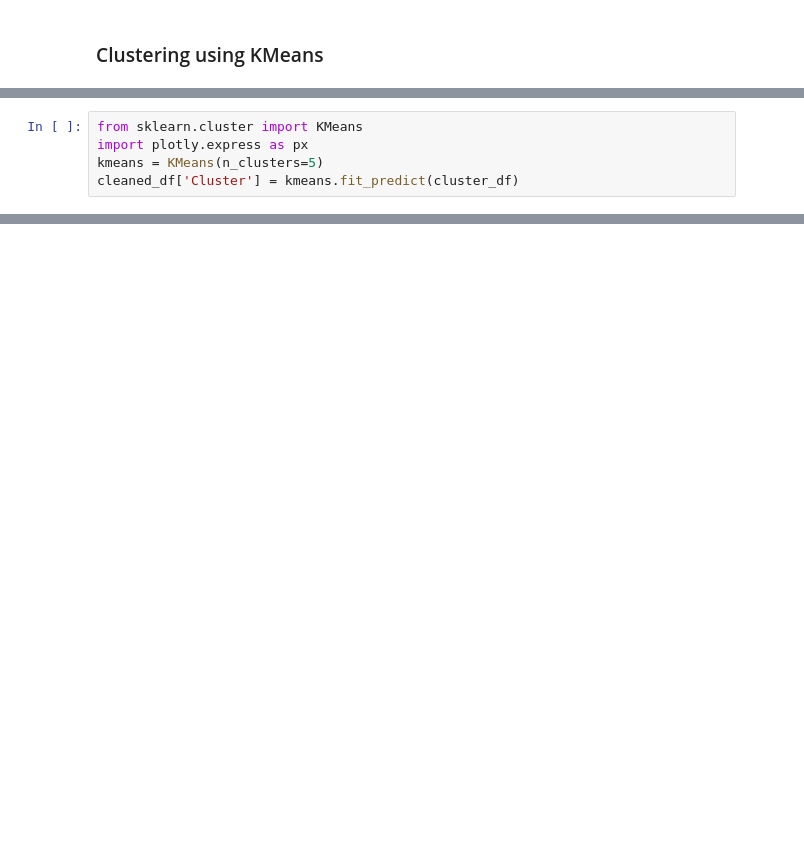
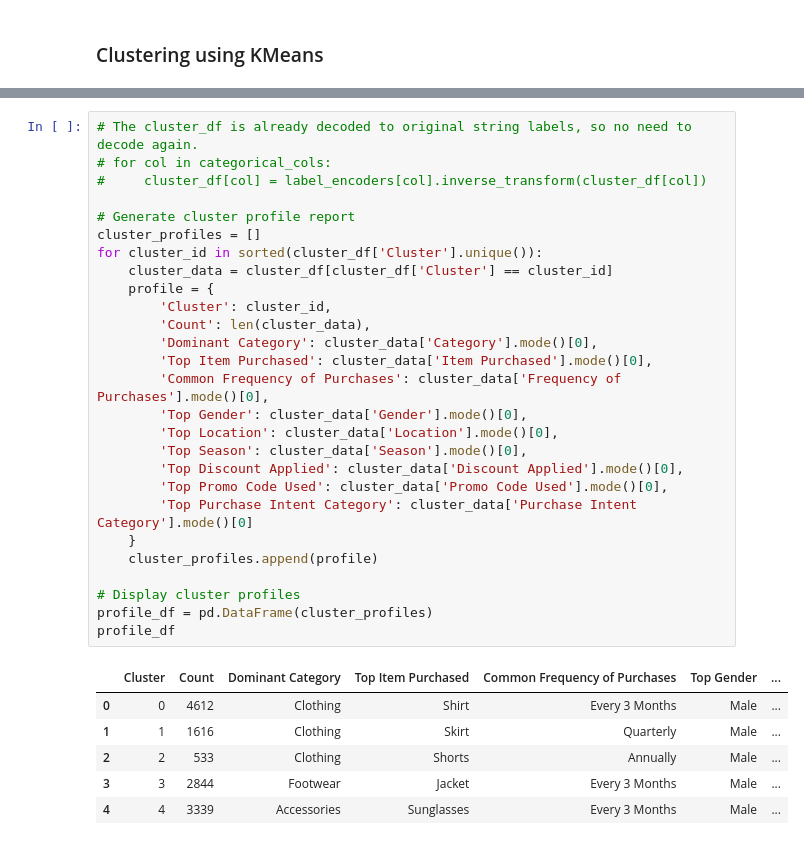
Before and after one commit to farahfuaad/Final-Year-Project-Prediction-of-Buying-Behavior-Patterns-using-ML, a Jupyter notebook: ml/trending_item_detection.ipynb, the cells around one changed output, grey strips where cells are left out. Drawn from its saved outputs; the diff is of its cells as text; blank space fills up the shorter version.

```diff
--- a/ml/trending_item_detection.ipynb
+++ b/ml/trending_item_detection.ipynb
@@ -132,5 +92,0 @@ for column in cluster_df.columns:
-# %%
-from sklearn.cluster import KMeans
-import plotly.express as px
-kmeans = KMeans(n_clusters=5)
-cleaned_df['Cluster'] = kmeans.fit_predict(cluster_df)
@@ -136,0 +118,34 @@ cleaned_df['Cluster'] = kmeans.fit_predict(cluster_df)
+# %%
+# The cluster_df is already decoded to original string labels, so no need to decode again.
+# for col in categorical_cols:
+#     cluster_df[col] = label_encoders[col].inverse_transform(cluster_df[col])
+
+# Generate cluster profile report
+cluster_profiles = []
+for cluster_id in sorted(cluster_df['Cluster'].unique()):
+    cluster_data = cluster_df[cluster_df['Cluster'] == cluster_id]
+    profile = {
+        'Cluster': cluster_id,
+        'Count': len(cluster_data),
+        'Dominant Category': cluster_data['Category'].mode()[0],
+        'Top Item Purchased': cluster_data['Item Purchased'].mode()[0],
+        'Common Frequency of Purchases': cluster_data['Frequency of Purchases'].mode()[0],
+        'Top Gender': cluster_data['Gender'].mode()[0],
+        'Top Location': cluster_data['Location'].mode()[0],
+        'Top Season': cluster_data['Season'].mode()[0],
+        'Top Discount Applied': cluster_data['Discount Applied'].mode()[0],
+        'Top Promo Code Used': cluster_data['Promo Code Used'].mode()[0],
+        'Top Purchase Intent Category': cluster_data['Purchase Intent Category'].mode()[0]
+    }
+    cluster_profiles.append(profile)
+
+# Display cluster profiles
+profile_df = pd.DataFrame(cluster_profiles)
+profile_df
+# %% [output]
+|  | Cluster | Count | Dominant Category | Top Item Purchased | Common Frequency of Purchases | Top Gender | ... |
+| 0 | 0 | 4612 | Clothing | Shirt | Every 3 Months | Male | ... |
+| 1 | 1 | 1616 | Clothing | Skirt | Quarterly | Male | ... |
+| 2 | 2 | 533 | Clothing | Shorts | Annually | Male | ... |
+| 3 | 3 | 2844 | Footwear | Jacket | Every 3 Months | Male | ... |
+| 4 | 4 | 3339 | Accessories | Sunglasses | Every 3 Months | Male | ... |
```
Also changed, not shown: parts of 13 cells of this notebook.
